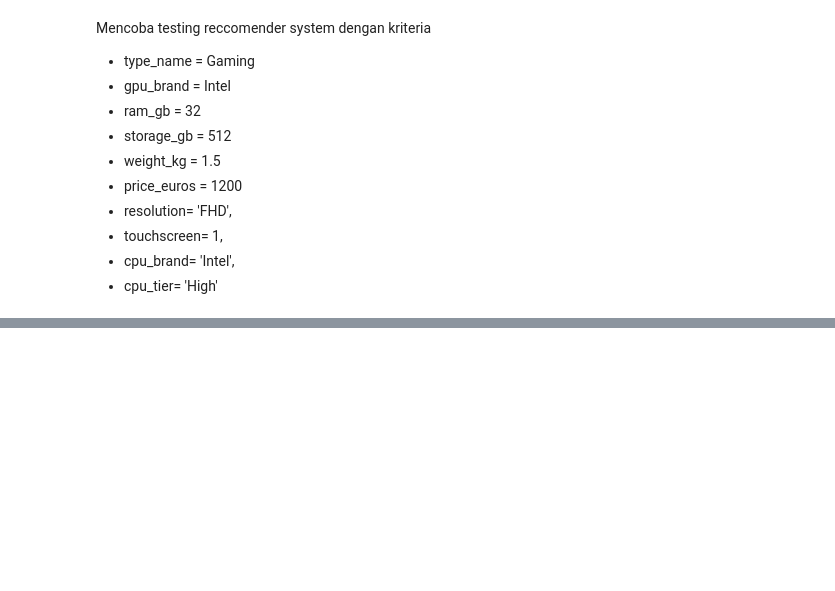
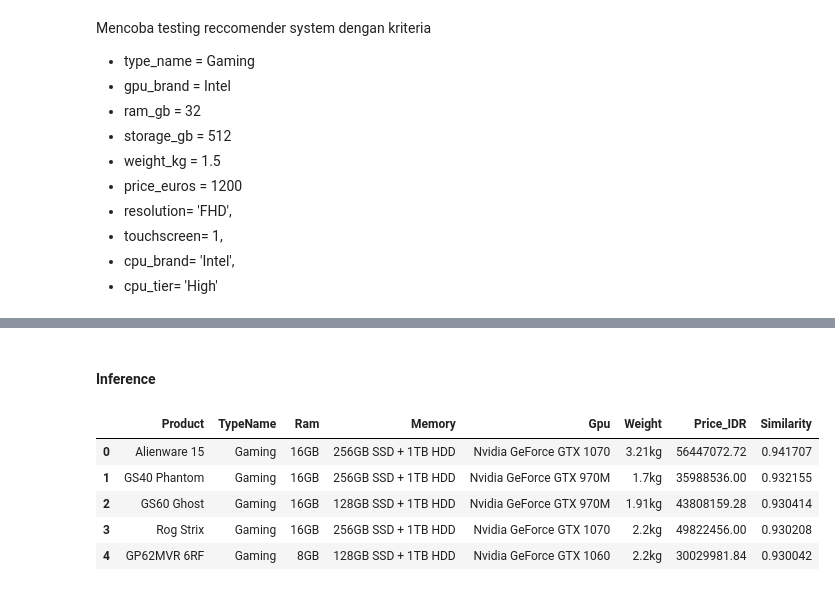
Before and after one commit to FTDS-assignment-bay/p2-ftds-final-project-ftds-038-hck-group-001, a Jupyter notebook: Data_Science_Laptop_Recommendation.ipynb, the cells around one changed output, grey strips where cells are left out. Drawn from its saved outputs; the diff is of its cells as text; code cells hidden in the pictures; blank space fills up the shorter version.

```diff
--- a/Data_Science_Laptop_Recommendation.ipynb
+++ b/Data_Science_Laptop_Recommendation.ipynb
@@ -276,0 +340,11 @@ dtype: float64
+# %%
+laptop_vector2 = pd.concat([df[['Norm_Ram', 'Norm_Storage', 'Norm_Weight', 'Norm_Price', 'Norm_Inches', 'IPS_Panel']],
+                           type_encode,
+                           gpu_type_encode,
+                           cpu_tier_encode,
+                           storage_encode
+                           ], axis=1)
+
+laptop_vector2.index = df['laptop_ID']
+
+print(laptop_vector2.columns.tolist())
@@ -276,0 +533,43 @@ dtype: float64
+# %%
+def recsys2(user_need, berat, budget, top_N=5):
+
+    # Query vector
+    cossim = pd.Series(0.0,index=laptop_vector2.columns)
+    cossim['Norm_Weight'] = weight_mapping[berat]
+    cossim['Norm_Price'] = budget_mapping[budget]
+
+    # Query default
+    for col, val, in query_defaults[user_need].items():
+        if col in cossim.index:
+            cossim[col] = val
+
+    # Weighted sesuai User Need:
+    w = pd.Series(0.1, index=laptop_vector2.columns)
+    for col, val in weights[user_need].items():
+        if col in w.index:
+            w[col] = val
+
+    # Cosine similarity calculation
+
+    score = [weighted_cosine_sim(cossim.values, x, w.values) for x in laptop_vector2.values]
+    result = pd.Series(score, index=laptop_vector2.index)
+    top_result = result.sort_values(ascending=False).head(top_N)
+
+    result_df = df[df['laptop_ID'].isin(top_result.index)][
+        ['Product', 'TypeName', 'Ram', 'Memory', 'Gpu', 'Weight', 'Price_IDR']
+    ].copy()
+    result_df['Similarity'] = top_result.values
+    result_df = result_df.sort_values('Similarity', ascending=False).reset_index(drop=True)
+
+    return result_df
+# %% [markdown]
+#### Inference
+# %%
+recsys2('Gaming User',berat='Ringan', budget='High')
+# %% [output]
+|  | Product | TypeName | Ram | Memory | Gpu | Weight | Price_IDR | Similarity |
+| 0 | Alienware 15 | Gaming | 16GB | 256GB SSD + 1TB HDD | Nvidia GeForce GTX 1070 | 3.21kg | 56447072.72 | 0.941707 |
+| 1 | GS40 Phantom | Gaming | 16GB | 256GB SSD + 1TB HDD | Nvidia GeForce GTX 970M | 1.7kg | 35988536.00 | 0.932155 |
+| 2 | GS60 Ghost | Gaming | 16GB | 128GB SSD + 1TB HDD | Nvidia GeForce GTX 970M | 1.91kg | 43808159.28 | 0.930414 |
+| 3 | Rog Strix | Gaming | 16GB | 256GB SSD + 1TB HDD | Nvidia GeForce GTX 1070 | 2.2kg | 49822456.00 | 0.930208 |
+| 4 | GP62MVR 6RF | Gaming | 8GB | 128GB SSD + 1TB HDD | Nvidia GeForce GTX 1060 | 2.2kg | 30029981.84 | 0.930042 |
```
Also changed, not shown: parts of 25 cells of this notebook.
